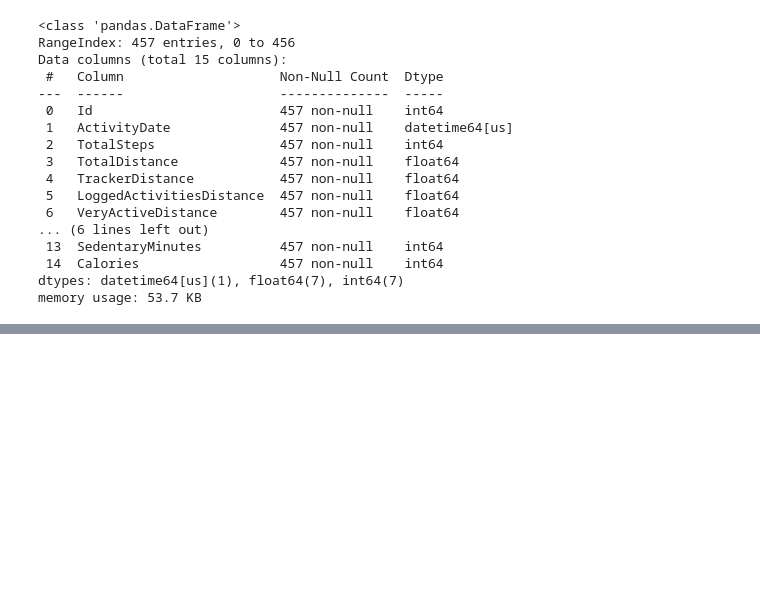
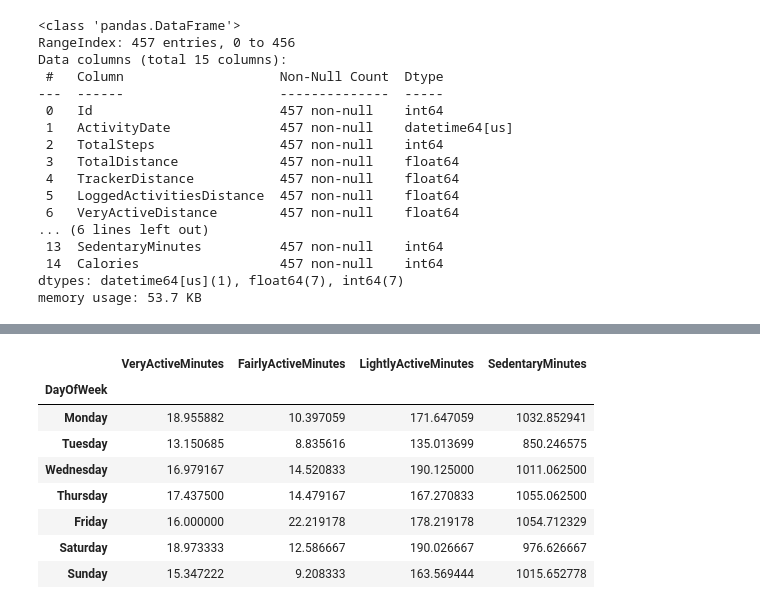
Before and after one commit to sashimiyuh/Data-Analyst-Portfolio, a Jupyter notebook: Bellabeat Case Study.ipynb, the cells around one changed output, grey strips where cells are left out. Saved outputs shown, nothing was run; the diff lists cells and outputs as text; code cells hidden in the pictures; blank space fills up the shorter version.

```diff
--- a/Bellabeat Case Study.ipynb
+++ b/Bellabeat Case Study.ipynb
@@ -68,0 +114,16 @@ daily_activity['Id'].nunique()
+# %%
+#Total minutes on average per exercise intensity
+day_order = ['Monday','Tuesday','Wednesday','Thursday','Friday','Saturday','Sunday']
+activity_per_day = daily_activity.groupby('DayOfWeek').agg({'VeryActiveMinutes': 'mean', 'FairlyActiveMinutes': 'mean', 'LightlyActiveMinutes': 'mean', 'SedentaryMinutes': 'mean'})
+activity_per_day = activity_per_day.reindex(day_order)
+activity_per_day
+# %% [output]
+|  | VeryActiveMinutes | FairlyActiveMinutes | LightlyActiveMinutes | SedentaryMinutes |
+| DayOfWeek |  |  |  |  |
+| Monday | 18.955882 | 10.397059 | 171.647059 | 1032.852941 |
+| Tuesday | 13.150685 | 8.835616 | 135.013699 | 850.246575 |
+| Wednesday | 16.979167 | 14.520833 | 190.125000 | 1011.062500 |
+| Thursday | 17.437500 | 14.479167 | 167.270833 | 1055.062500 |
+| Friday | 16.000000 | 22.219178 | 178.219178 | 1054.712329 |
+| Saturday | 18.973333 | 12.586667 | 190.026667 | 976.626667 |
+| Sunday | 15.347222 | 9.208333 | 163.569444 | 1015.652778 |
```
Also changed, not shown: parts of 9 cells of this notebook.
